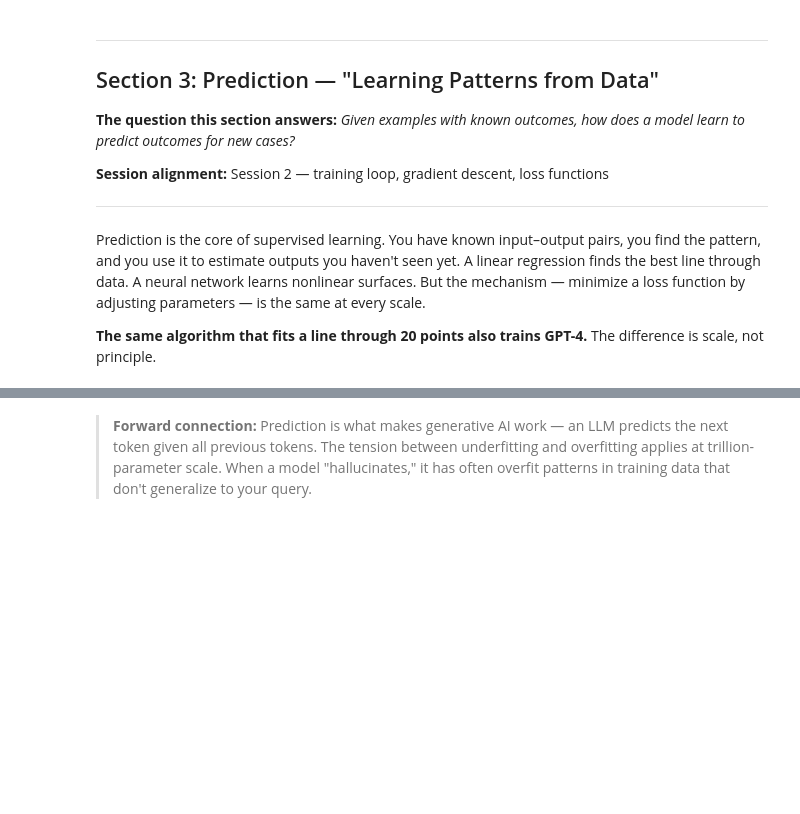
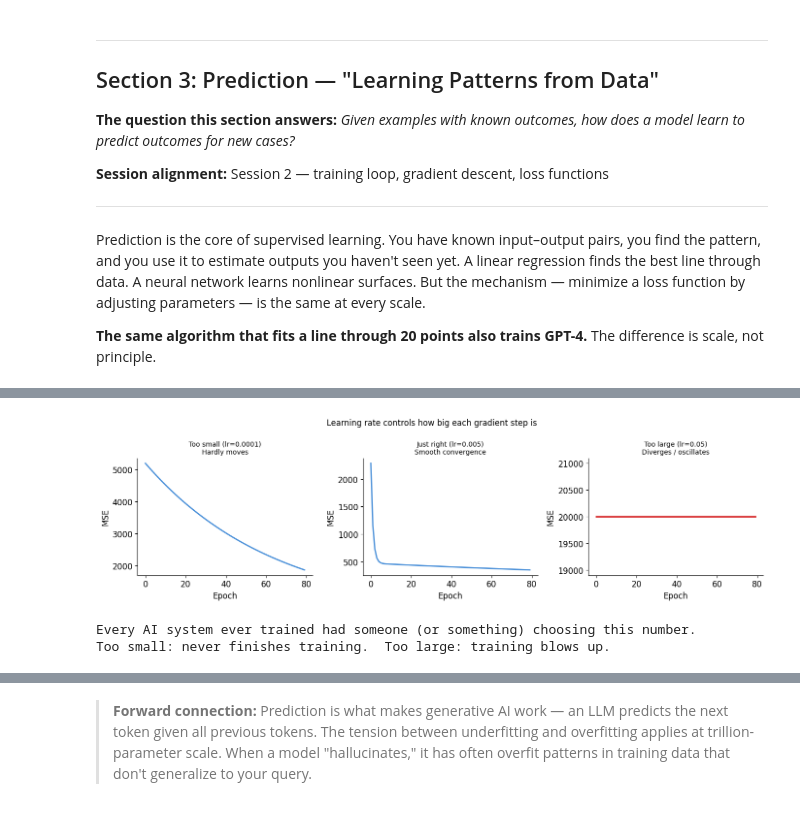
Before and after one commit to Garza01/ai-in-pd-spring2026, a Jupyter notebook: MP1/Part A/MP1_PartA_Under_the_Hood.ipynb, the cells around one changed output, grey strips where cells are left out. Drawn from its saved outputs; the diff is of its cells as text; code cells hidden in the pictures; blank space fills up the shorter version.

```diff
--- a/MP1/Part A/MP1_PartA_Under_the_Hood.ipynb
+++ b/MP1/Part A/MP1_PartA_Under_the_Hood.ipynb
@@ -763,39 +973,40 @@ print(f"True parameters: w ≈ 5.0,  b ≈ 45.0")
 def run_gd(lr, epochs=80):
     w, b = 0.0, 0.0
     losses = []
     for _ in range(epochs):
         preds  = w * hours + b
         errors = scores - preds
         dw = -2/len(hours) * np.dot(errors, hours)
         db = -2/len(hours) * np.sum(errors)
         w -= lr * dw
         b -= lr * db
         losses.append(np.mean((scores - (w*hours+b))**2))
     return losses
 
 fig, axes = plt.subplots(1, 3, figsize=(14, 4), sharey=False)
 configs = [
-    (0.0001, "Too small (lr=0.0001)
-Hardly moves"),
-    (0.005,  "Just right (lr=0.005)
-Smooth convergence"),
-    (0.05,   "Too large (lr=0.05)
-Diverges / oscillates"),
+    (0.0001, "Too small (lr=0.0001)\nHardly moves"),
+    (0.005,  "Just right (lr=0.005)\nSmooth convergence"),
+    (0.05,   "Too large (lr=0.05)\nDiverges / oscillates"),
 ]
 for ax, (lr_val, title) in zip(axes, configs):
     losses = run_gd(lr_val, epochs=80)
     if max(losses) < 1e6:
         ax.plot(losses, color=COOL, lw=2)
     else:
         losses_clipped = [min(l, 2e4) for l in losses]
         ax.plot(losses_clipped, color='#D62728', lw=2)
     ax.set_xlabel("Epoch"); ax.set_ylabel("MSE")
     ax.set_title(title, fontsize=10)
 plt.suptitle("Learning rate controls how big each gradient step is", fontsize=12)
 plt.tight_layout(); plt.show()
 
 print("Every AI system ever trained had someone (or something) choosing this number.")
 print("Too small: never finishes training.  Too large: training blows up.")
+# %% [output]
+[figure, added]
+Every AI system ever trained had someone (or something) choosing this number.
+Too small: never finishes training.  Too large: training blows up.
 # %%
 # 3e. YOUR TURN — Find the smallest learning rate that converges
 # ✏️ YOUR TURN
```
Also changed, not shown: parts of 34 cells of this notebook.
